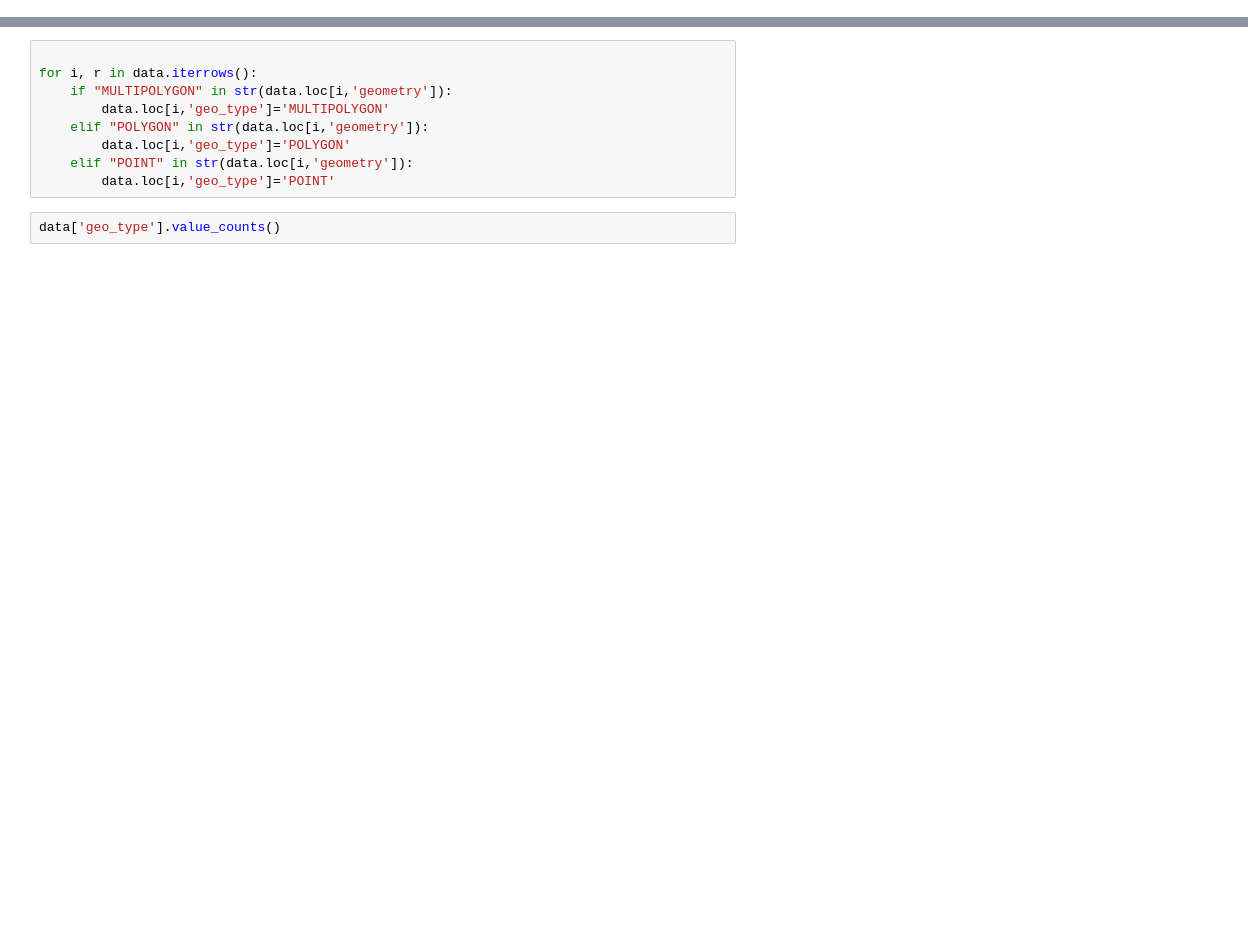
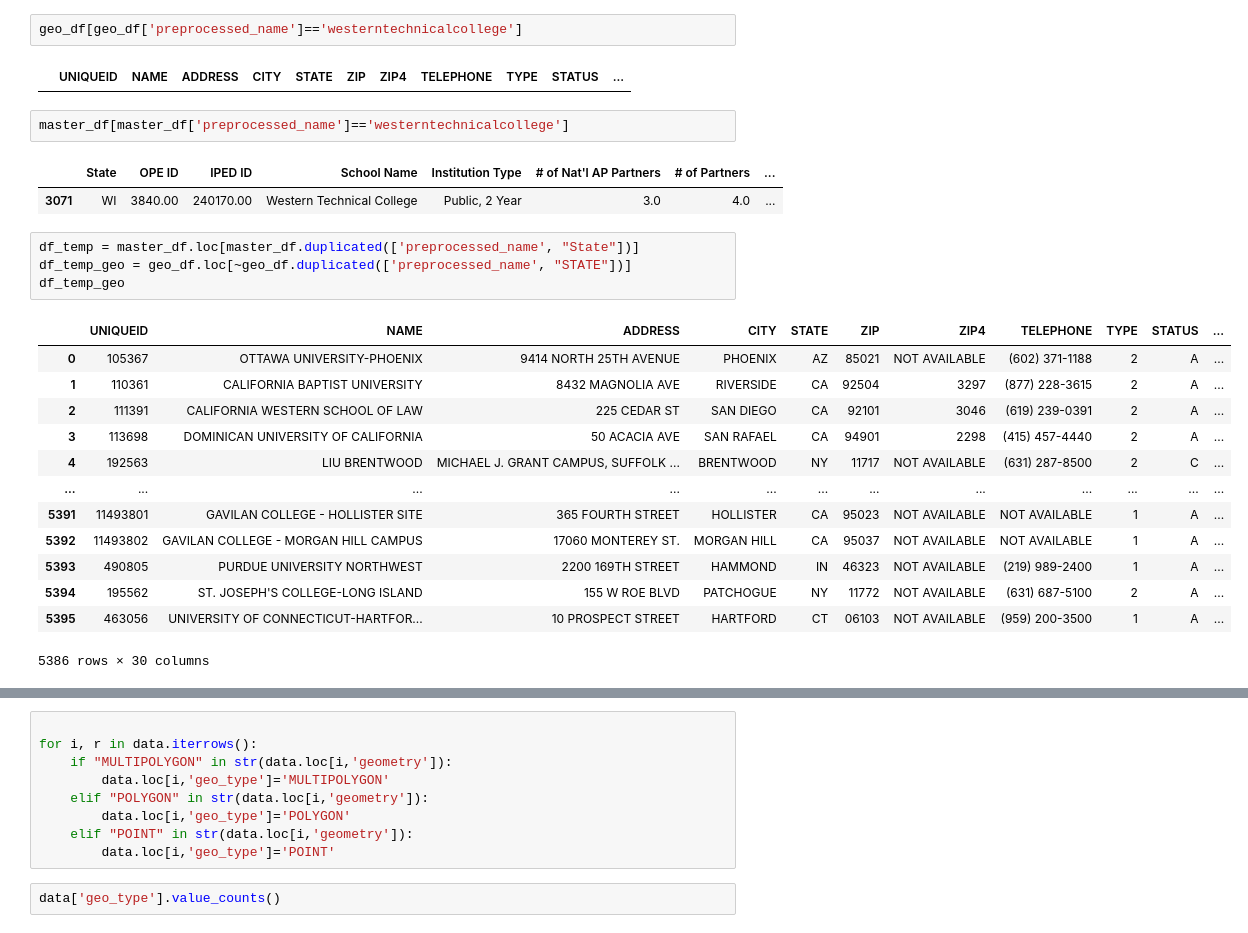
Before and after one commit to nickeubank/mtv_viacom_capstone, a Jupyter notebook: 50_misc_code/arcgis data.ipynb, the cells around one changed output, grey strips where cells are left out. Cells and saved outputs as stored; diff of their text form; blank space fills up the shorter version.

```diff
--- a/50_misc_code/arcgis data.ipynb
+++ b/50_misc_code/arcgis data.ipynb
@@ -21,0 +108,27 @@ data
+# %%
+geo_df[geo_df['preprocessed_name']=='westerntechnicalcollege']
+# %% [output]
+|  | UNIQUEID | NAME | ADDRESS | CITY | STATE | ZIP | ZIP4 | TELEPHONE | TYPE | STATUS | ... |
+# %%
+master_df[master_df['preprocessed_name']=='westerntechnicalcollege']
+# %% [output]
+|  | State | OPE ID | IPED ID | School Name | Institution Type | # of Nat'l AP Partners | # of Partners | ... |
+| 3071 | WI | 3840.00 | 240170.00 | Western Technical College | Public, 2 Year | 3.0 | 4.0 | ... |
+# %%
+df_temp = master_df.loc[master_df.duplicated(['preprocessed_name', "State"])]
+df_temp_geo = geo_df.loc[~geo_df.duplicated(['preprocessed_name', "STATE"])]
+df_temp_geo
+# %% [output]
+|  | UNIQUEID | NAME | ADDRESS | CITY | STATE | ZIP | ZIP4 | TELEPHONE | TYPE | STATUS | ... |
+| 0 | 105367 | OTTAWA UNIVERSITY-PHOENIX | 9414 NORTH 25TH AVENUE | PHOENIX | AZ | 85021 | NOT AVAILABLE | (602) 371-1188 | 2 | A | ... |
+| 1 | 110361 | CALIFORNIA BAPTIST UNIVERSITY | 8432 MAGNOLIA AVE | RIVERSIDE | CA | 92504 | 3297 | (877) 228-3615 | 2 | A | ... |
+| 2 | 111391 | CALIFORNIA WESTERN SCHOOL OF LAW | 225 CEDAR ST | SAN DIEGO | CA | 92101 | 3046 | (619) 239-0391 | 2 | A | ... |
+| 3 | 113698 | DOMINICAN UNIVERSITY OF CALIFORNIA | 50 ACACIA AVE | SAN RAFAEL | CA | 94901 | 2298 | (415) 457-4440 | 2 | A | ... |
+| 4 | 192563 | LIU BRENTWOOD | MICHAEL J. GRANT CAMPUS, SUFFOLK ... | BRENTWOOD | NY | 11717 | NOT AVAILABLE | (631) 287-8500 | 2 | C | ... |
+| ... | ... | ... | ... | ... | ... | ... | ... | ... | ... | ... | ... |
+| 5391 | 11493801 | GAVILAN COLLEGE - HOLLISTER SITE | 365 FOURTH STREET | HOLLISTER | CA | 95023 | NOT AVAILABLE | NOT AVAILABLE | 1 | A | ... |
+| 5392 | 11493802 | GAVILAN COLLEGE - MORGAN HILL CAMPUS | 17060 MONTEREY ST. | MORGAN HILL | CA | 95037 | NOT AVAILABLE | NOT AVAILABLE | 1 | A | ... |
+| 5393 | 490805 | PURDUE UNIVERSITY NORTHWEST | 2200 169TH STREET | HAMMOND | IN | 46323 | NOT AVAILABLE | (219) 989-2400 | 1 | A | ... |
+| 5394 | 195562 | ST. JOSEPH'S COLLEGE-LONG ISLAND | 155 W ROE BLVD | PATCHOGUE | NY | 11772 | NOT AVAILABLE | (631) 687-5100 | 2 | A | ... |
+| 5395 | 463056 | UNIVERSITY OF CONNECTICUT-HARTFOR... | 10 PROSPECT STREET | HARTFORD | CT | 06103 | NOT AVAILABLE | (959) 200-3500 | 1 | A | ... |
+5386 rows × 30 columns
```
Also changed, not shown: parts of 12 cells of this notebook, 18 other files.
